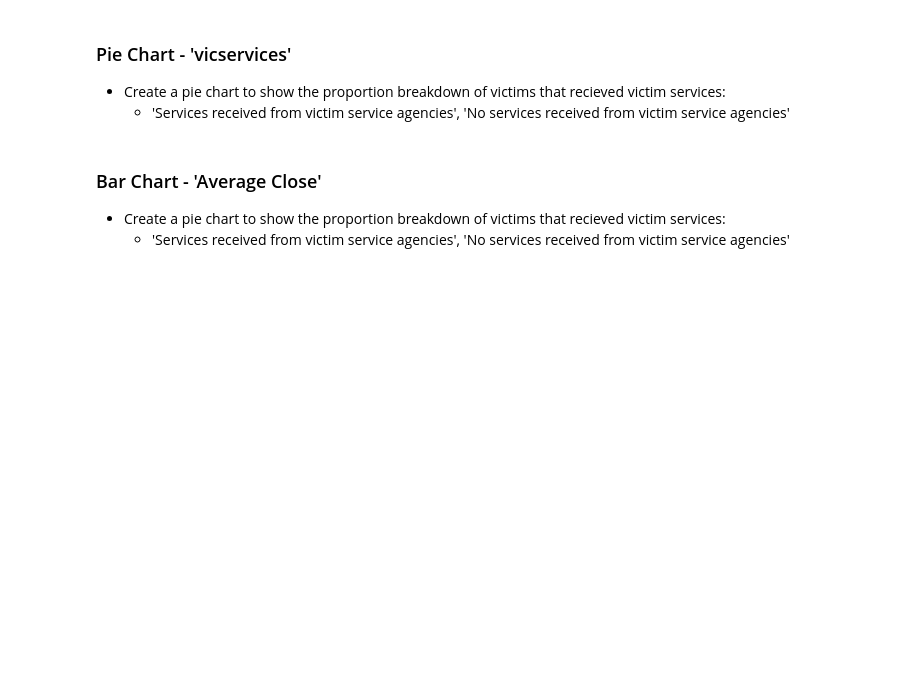
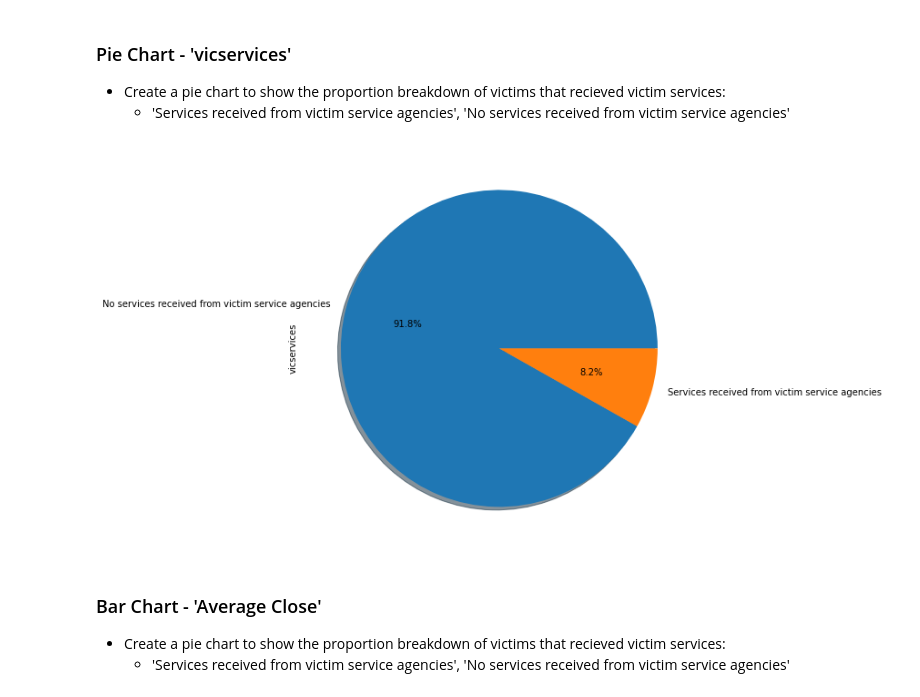
Before and after one commit to SyFlores/Crime_Victimization_and_the_Stock_Market, a Jupyter notebook: Analysis/NCVS_Analysis.ipynb, the cells around one changed output. Drawn from its saved outputs; the diff is of its cells as text; code cells hidden in the pictures; blank space fills up the shorter version.

```diff
--- a/Analysis/NCVS_Analysis.ipynb
+++ b/Analysis/NCVS_Analysis.ipynb
@@ -86,9 +103,11 @@ plt.show()
 - Create a pie chart to show the proportion breakdown of victims that recieved victim services:
     - 'Services received from victim service agencies', 'No services received from victim service agencies'
 # %%
-vic_serv = ncvs_df["vicservices"].value_counts() # Don't need?
 ncvs_df['vicservices'].value_counts().plot.pie(autopct='%1.1f%%', shadow=True, figsize=(8,8))
+plt.savefig('service.png')
 plt.show()
+# %% [output]
+[figure, added]
 # %% [markdown]
 ### Bar Chart - 'Average Close'
 - Create a pie chart to show the proportion breakdown of victims that recieved victim services:
```
Also changed, not shown: parts of 15 cells of this notebook, 7 other files.
